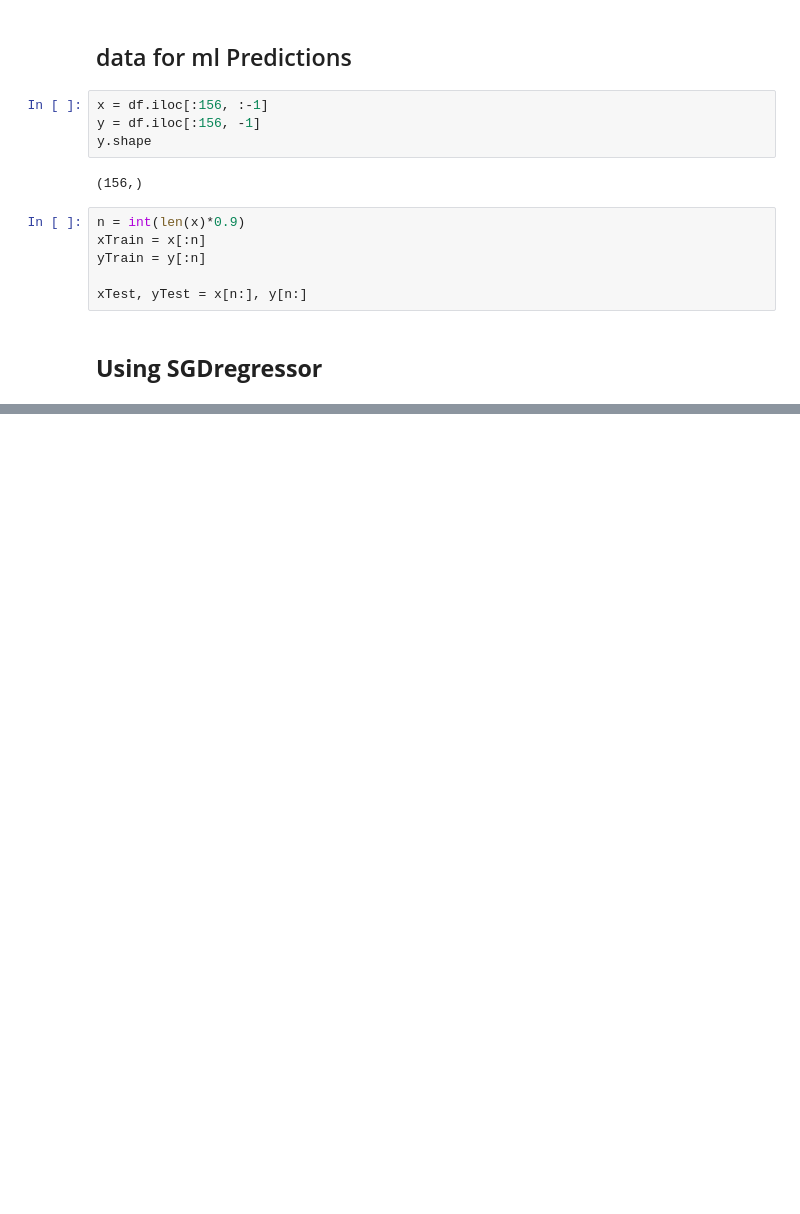
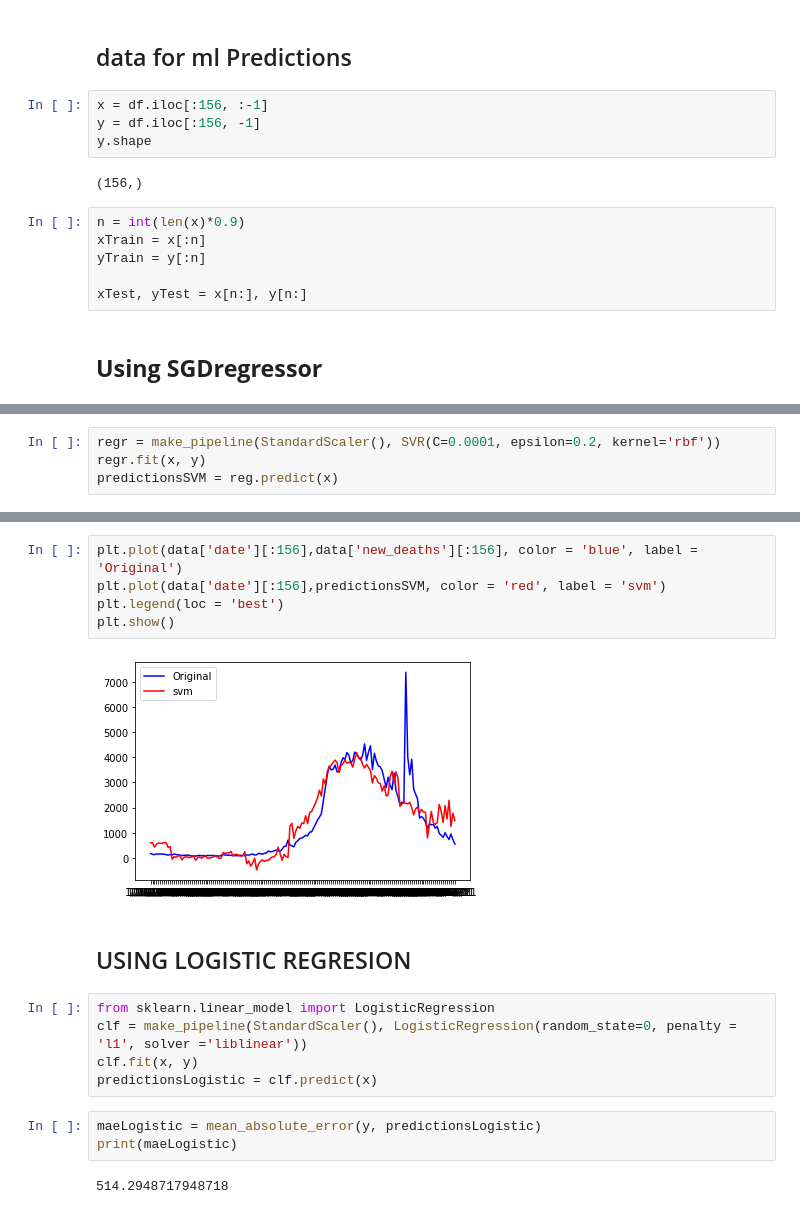
Before and after one commit to dp1500/Covid19-new-deaths-per-day-prediction, a Jupyter notebook: Covid19_forecasting.ipynb, the cells around one changed output, grey strips where cells are left out. Drawn from its saved outputs; the diff is of its cells as text; blank space fills up the shorter version.

```diff
--- a/Covid19_forecasting.ipynb
+++ b/Covid19_forecasting.ipynb
@@ -235,0 +320,4 @@ df = data
+# %%
+regr = make_pipeline(StandardScaler(), SVR(C=0.0001, epsilon=0.2, kernel='rbf'))
+regr.fit(x, y)
+predictionsSVM = reg.predict(x)
@@ -235,0 +329,19 @@ df = data
+# %%
+plt.plot(data['date'][:156],data['new_deaths'][:156], color = 'blue', label = 'Original')
+plt.plot(data['date'][:156],predictionsSVM, color = 'red', label = 'svm')
+plt.legend(loc = 'best')
+plt.show()
+# %% [output]
+[figure, added]
+# %% [markdown]
+## USING LOGISTIC REGRESION
+# %%
+from sklearn.linear_model import LogisticRegression
+clf = make_pipeline(StandardScaler(), LogisticRegression(random_state=0, penalty = 'l1', solver ='liblinear'))
+clf.fit(x, y)
+predictionsLogistic = clf.predict(x)
+# %%
+maeLogistic = mean_absolute_error(y, predictionsLogistic)
+print(maeLogistic)
+# %% [output]
+514.2948717948718
```
Also changed, not shown: parts of 18 cells of this notebook.
